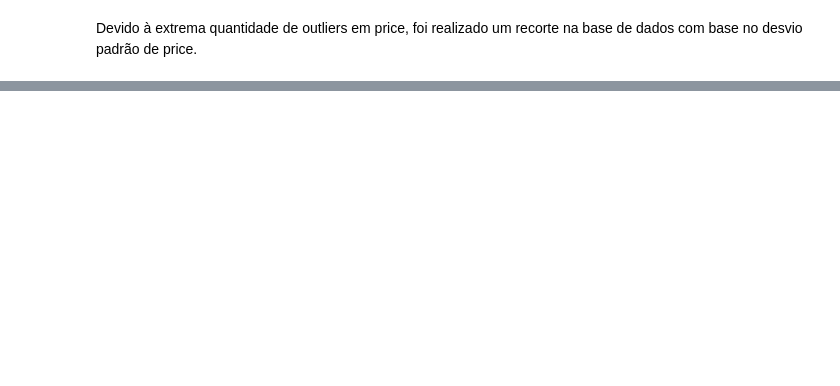
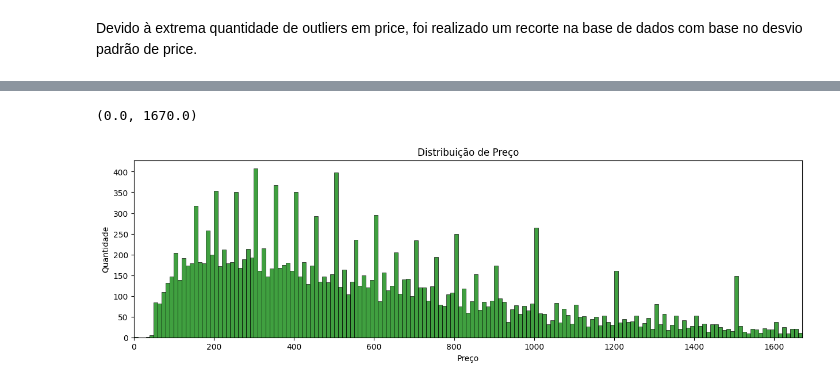
Before and after one commit to glauciapamponet/AirbnbAnalisys, a Jupyter notebook: airbnb-analysis.ipynb, the cells around one changed output, grey strips where cells are left out. Saved outputs shown, nothing was run; the diff lists cells and outputs as text; code cells hidden in the pictures; blank space fills up the shorter version.

```diff
--- a/airbnb-analysis.ipynb
+++ b/airbnb-analysis.ipynb
@@ -60 +87,14 @@ pd.DataFrame(dados_limpos['number_of_reviews_ltm'].quantile([0.1 * i for i in ra
+# %%
+price_look = dados_limpos[dados_limpos.price < dados_limpos.price.mean()]['price']
+
+fig, (ax1) = plt.subplots(ncols = 1, sharey = False, figsize = (15, 4))
+sns.histplot(dados_limpos['price'], kde = False, color='green', ax = ax1, bins= int(dados_limpos['price'].max()/10)) # intervalos de tamanho 16
+ax1.grid(False)
+ax1.set_title('Distribuição de Preço')
+ax1.set_ylabel('Quantidade')
+ax1.set_xlabel('Preço')
+ax1.set_xlim(0, dados_limpos['price'].max())
+# %% [output]
+(0.0, 1670.0)
+[figure, added]
 # %%
```
Also changed, not shown: parts of 10 cells of this notebook.
